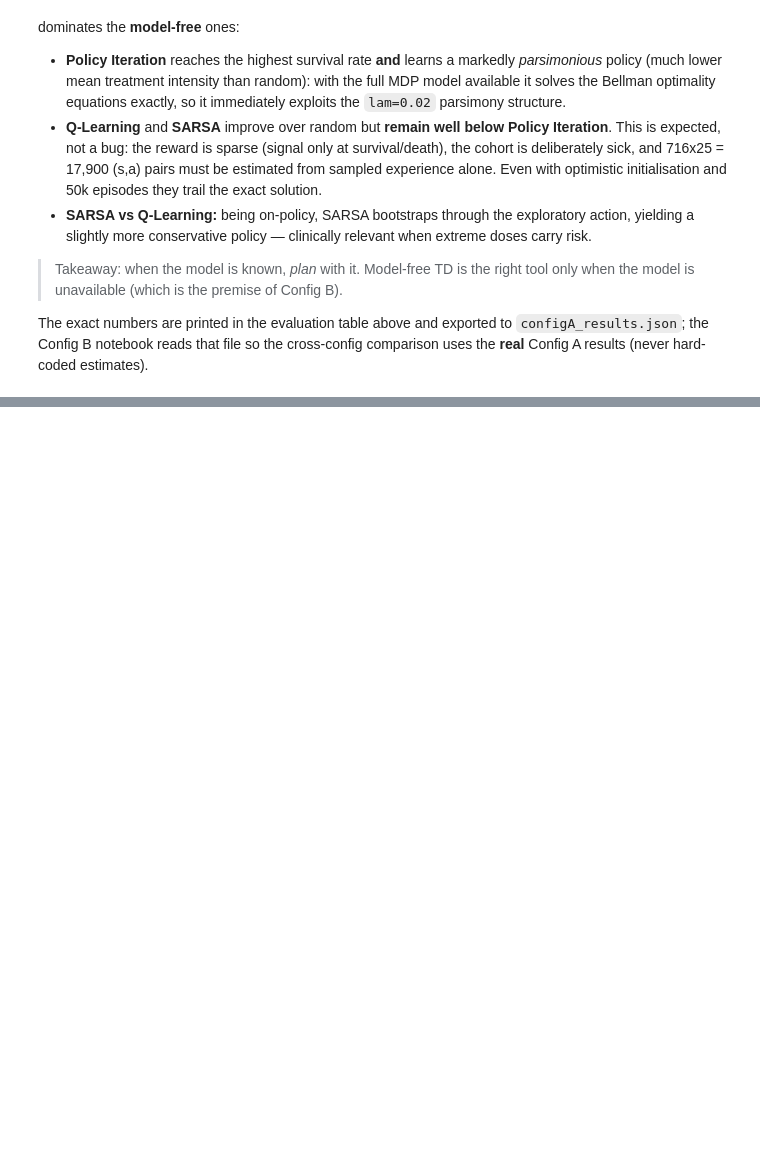
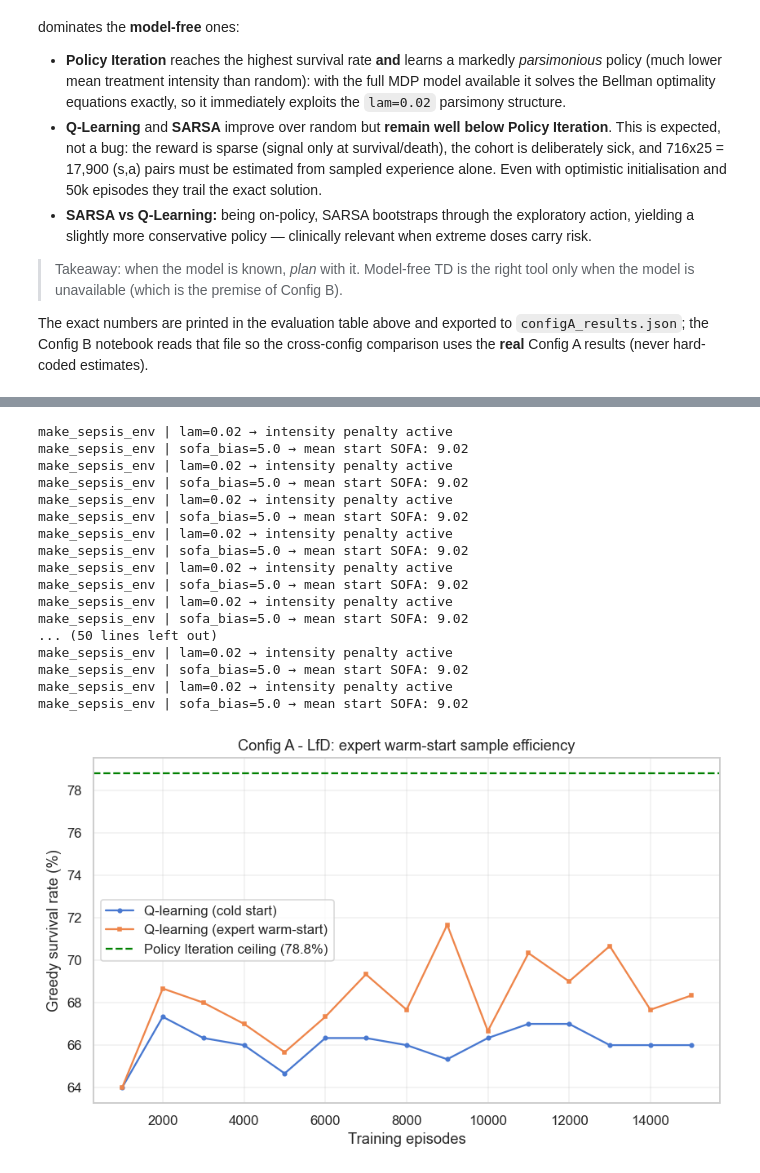
Before and after one commit to tiagoslantunes/rl-icu-sepsis, a Jupyter notebook: rl_sepsis_project.ipynb, the cells around one changed output, grey strips where cells are left out. Cells and saved outputs as stored; diff of their text form; code cells hidden in the pictures; blank space fills up the shorter version.

Commit message:
notebooks: clean end-to-end run (sequential execution, all outputs)

```diff
--- a/rl_sepsis_project.ipynb
+++ b/rl_sepsis_project.ipynb
@@ -635,0 +647,42 @@ estimates).
+# %%
+# Creative extension (Config A) - Learning from Demonstrations: expert Q warm-start
+from envs.tabular_agents import expert_warmstart_q
+
+# Expert demonstrations -> Q warm-start (DQfD-style pre-training)
+Q_init = expert_warmstart_q(n_episodes=3000, gamma=GAMMA, seed=SEED)
+
+cold = QLearning(seed=SEED, epsilon_start=1.0, epsilon_end=0.01, epsilon_decay_steps=15_000)
+cold_h = cold.train(n_episodes=15_000, eval_every=1_000, eval_eps=300, verbose=False)
+warm = QLearning(seed=SEED, epsilon_start=0.5, epsilon_end=0.01, epsilon_decay_steps=15_000)
+warm.Q = Q_init.copy()
+warm_h = warm.train(n_episodes=15_000, eval_every=1_000, eval_eps=300, verbose=False)
+
+pi_surv = pi_result['survival_rate'] * 100   # já calculado acima no notebook
+
+fig, ax = plt.subplots(figsize=(9, 5))
+ax.plot(cold_h['eval_steps'], cold_h['eval_survival']*100, marker='o', ms=3, label='Q-learning (cold start)')
+ax.plot(warm_h['eval_steps'], warm_h['eval_survival']*100, marker='s', ms=3, label='Q-learning (expert warm-start)')
+ax.axhline(pi_surv, ls='--', color='green', label=f'Policy Iteration ceiling ({pi_surv:.1f}%)')
+ax.set_xlabel('Training episodes'); ax.set_ylabel('Greedy survival rate (%)')
+ax.set_title('Config A - LfD: expert warm-start sample efficiency')
+ax.legend(); ax.grid(alpha=0.3)
+plt.savefig(f'{PLOTS_DIR}/configA_warmstart.png', dpi=150, bbox_inches='tight'); plt.show()
+# %% [output]
+make_sepsis_env | lam=0.02 → intensity penalty active
+make_sepsis_env | sofa_bias=5.0 → mean start SOFA: 9.02
+make_sepsis_env | lam=0.02 → intensity penalty active
+make_sepsis_env | sofa_bias=5.0 → mean start SOFA: 9.02
+make_sepsis_env | lam=0.02 → intensity penalty active
+make_sepsis_env | sofa_bias=5.0 → mean start SOFA: 9.02
+make_sepsis_env | lam=0.02 → intensity penalty active
+make_sepsis_env | sofa_bias=5.0 → mean start SOFA: 9.02
+make_sepsis_env | lam=0.02 → intensity penalty active
+make_sepsis_env | sofa_bias=5.0 → mean start SOFA: 9.02
+make_sepsis_env | lam=0.02 → intensity penalty active
+make_sepsis_env | sofa_bias=5.0 → mean start SOFA: 9.02
+... (50 lines left out)
+make_sepsis_env | lam=0.02 → intensity penalty active
+make_sepsis_env | sofa_bias=5.0 → mean start SOFA: 9.02
+make_sepsis_env | lam=0.02 → intensity penalty active
+make_sepsis_env | sofa_bias=5.0 → mean start SOFA: 9.02
+[figure, added]
```
Also changed, not shown: parts of 3 cells of this notebook, 3 other files.
